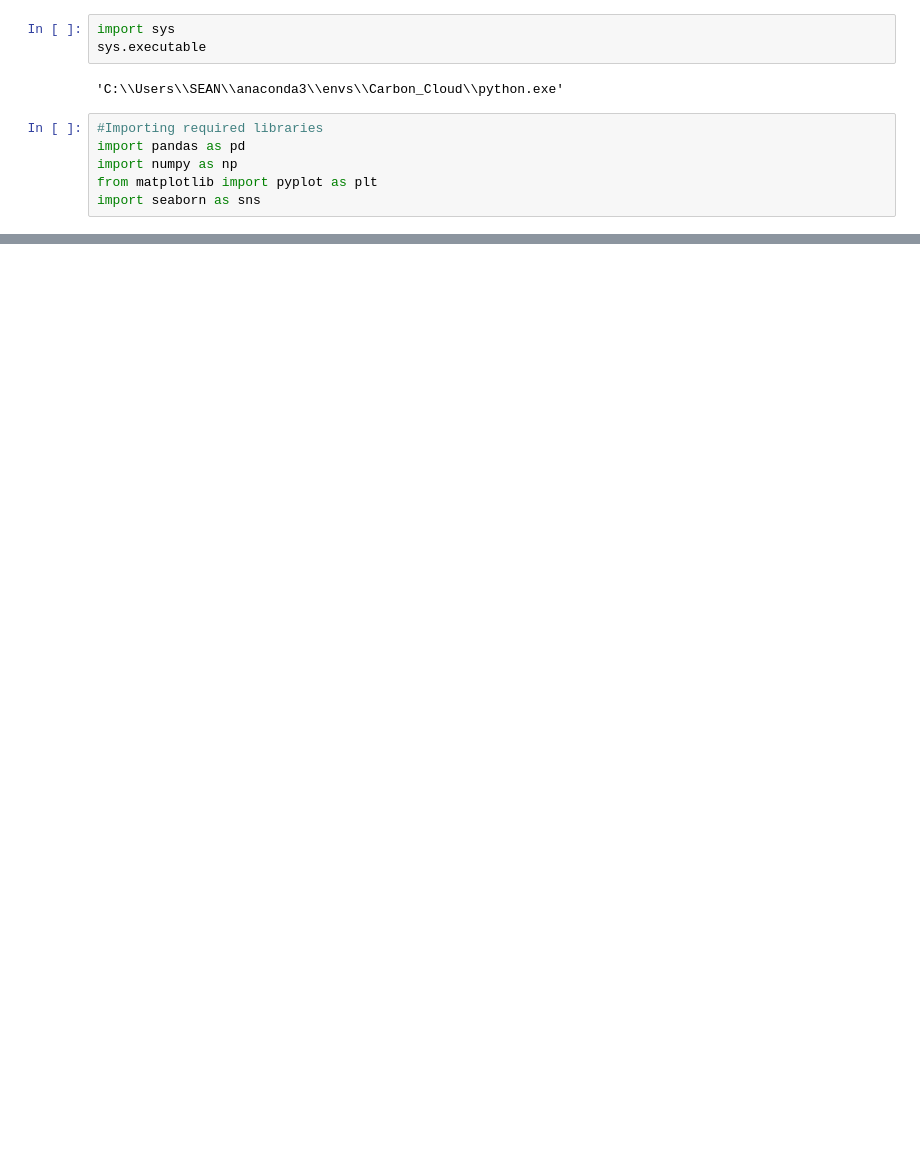
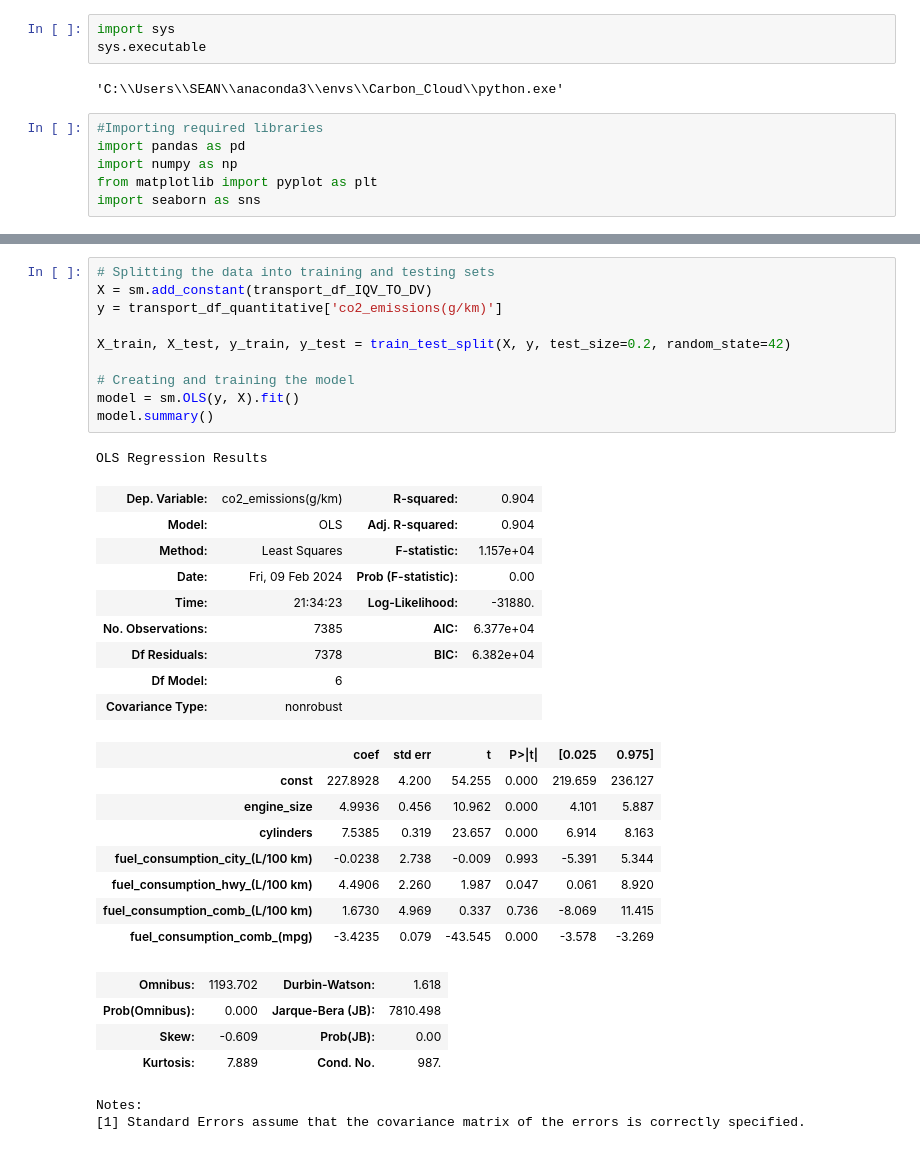
Before and after one commit to sean-jesuharun/Carbon-Footprint-Monitoring-Platform, a Jupyter notebook: Transportation_Dataset.ipynb, the cells around one changed output, grey strips where cells are left out. Cells and saved outputs as stored; diff of their text form; blank space fills up the shorter version.

```diff
--- a/Transportation_Dataset.ipynb
+++ b/Transportation_Dataset.ipynb
@@ -243,0 +294,35 @@ memory usage: 693.3+ KB
+# %%
+# Splitting the data into training and testing sets
+X = sm.add_constant(transport_df_IQV_TO_DV)
+y = transport_df_quantitative['co2_emissions(g/km)']
+
+X_train, X_test, y_train, y_test = train_test_split(X, y, test_size=0.2, random_state=42)
+
+# Creating and training the model
+model = sm.OLS(y, X).fit()
+model.summary()
+# %% [output]
+OLS Regression Results
+| Dep. Variable: | co2_emissions(g/km) | R-squared: | 0.904 |
+| Model: | OLS | Adj. R-squared: | 0.904 |
+| Method: | Least Squares | F-statistic: | 1.157e+04 |
+| Date: | Fri, 09 Feb 2024 | Prob (F-statistic): | 0.00 |
+| Time: | 21:34:23 | Log-Likelihood: | -31880. |
+| No. Observations: | 7385 | AIC: | 6.377e+04 |
+| Df Residuals: | 7378 | BIC: | 6.382e+04 |
+| Df Model: | 6 |  |  |
+| Covariance Type: | nonrobust |  |  |
+|  | coef | std err | t | P>|t| | [0.025 | 0.975] |
+| const | 227.8928 | 4.200 | 54.255 | 0.000 | 219.659 | 236.127 |
+| engine_size | 4.9936 | 0.456 | 10.962 | 0.000 | 4.101 | 5.887 |
+| cylinders | 7.5385 | 0.319 | 23.657 | 0.000 | 6.914 | 8.163 |
+| fuel_consumption_city_(L/100 km) | -0.0238 | 2.738 | -0.009 | 0.993 | -5.391 | 5.344 |
+| fuel_consumption_hwy_(L/100 km) | 4.4906 | 2.260 | 1.987 | 0.047 | 0.061 | 8.920 |
+| fuel_consumption_comb_(L/100 km) | 1.6730 | 4.969 | 0.337 | 0.736 | -8.069 | 11.415 |
+| fuel_consumption_comb_(mpg) | -3.4235 | 0.079 | -43.545 | 0.000 | -3.578 | -3.269 |
+| Omnibus: | 1193.702 | Durbin-Watson: | 1.618 |
+| Prob(Omnibus): | 0.000 | Jarque-Bera (JB): | 7810.498 |
+| Skew: | -0.609 | Prob(JB): | 0.00 |
+| Kurtosis: | 7.889 | Cond. No. | 987. |
+Notes:
+[1] Standard Errors assume that the covariance matrix of the errors is correctly specified.
```
Also changed, not shown: parts of 30 cells of this notebook.
